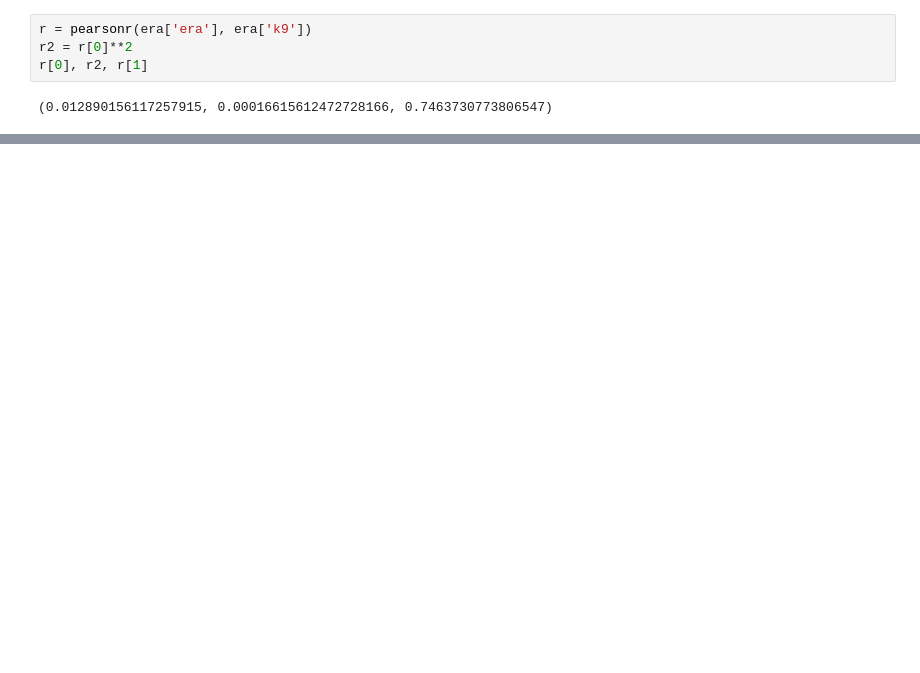
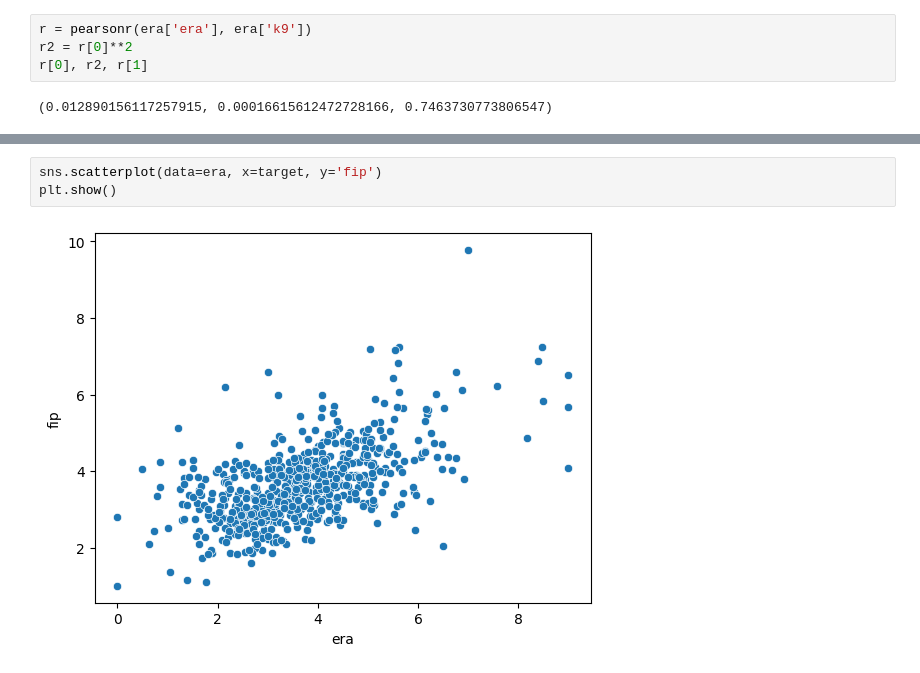
Before and after one commit to fedechaves/nw-bc, a Jupyter notebook: day1.ipynb, the cells around one changed output, grey strips where cells are left out. Drawn from its saved outputs; the diff is of its cells as text; blank space fills up the shorter version.

```diff
--- a/day1.ipynb
+++ b/day1.ipynb
@@ -1040,0 +1149,5 @@ make_corr3(test, title_name='test')
+# %%
+sns.scatterplot(data=era, x=target, y='fip')
+plt.show()
+# %% [output]
+[figure, added]
```
Also changed, not shown: parts of 62 cells of this notebook.
